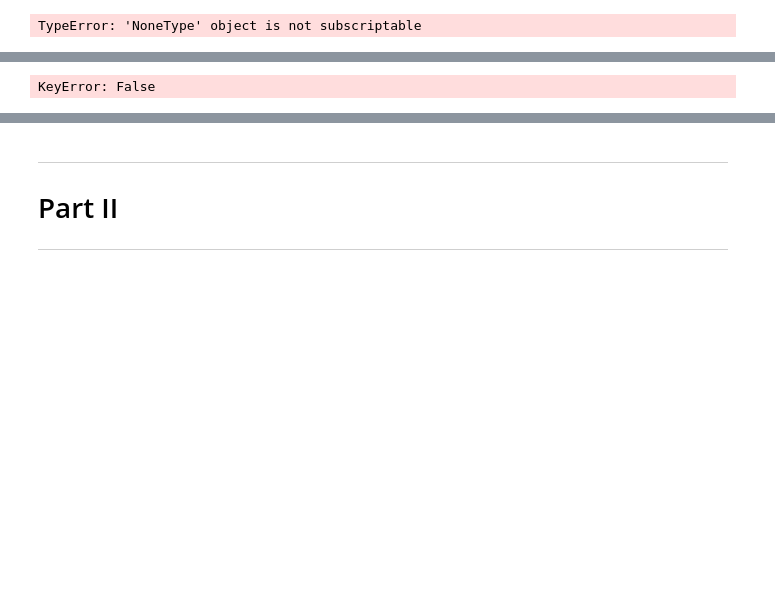
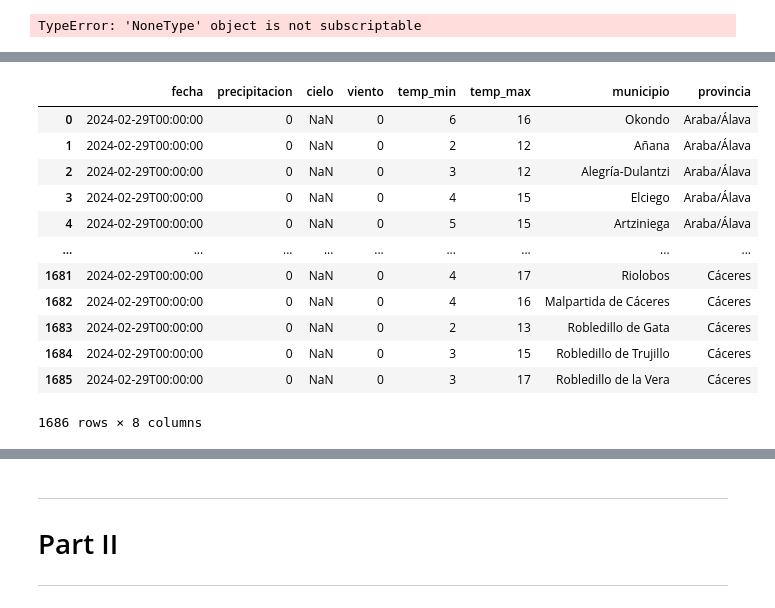
Before and after one commit to Tamgama/Digiweather, a Jupyter notebook: Phase 1/Phase 1.ipynb, the cells around one changed output, grey strips where cells are left out. Cells and saved outputs as stored; diff of their text form; code cells hidden in the pictures; blank space fills up the shorter version.

```diff
--- a/Phase 1/Phase 1.ipynb
+++ b/Phase 1/Phase 1.ipynb
@@ -156,4 +174,17 @@ df_prediccion
-# %%
-df_prediccion[df_prediccion['municipio'] == df_prediccion['provincia']].count()
-# %% [output]
-KeyError: False
+# %%
+prediccionesmal = pd.read_csv('predicciones', index_col=0)
+prediccionesmal
+# %% [output]
+|  | fecha | precipitacion | cielo | viento | temp_min | temp_max | municipio | provincia |
+| 0 | 2024-02-29T00:00:00 | 0 | NaN | 0 | 6 | 16 | Okondo | Araba/Álava |
+| 1 | 2024-02-29T00:00:00 | 0 | NaN | 0 | 2 | 12 | Añana | Araba/Álava |
+| 2 | 2024-02-29T00:00:00 | 0 | NaN | 0 | 3 | 12 | Alegría-Dulantzi | Araba/Álava |
+| 3 | 2024-02-29T00:00:00 | 0 | NaN | 0 | 4 | 15 | Elciego | Araba/Álava |
+| 4 | 2024-02-29T00:00:00 | 0 | NaN | 0 | 5 | 15 | Artziniega | Araba/Álava |
+| ... | ... | ... | ... | ... | ... | ... | ... | ... |
+| 1681 | 2024-02-29T00:00:00 | 0 | NaN | 0 | 4 | 17 | Riolobos | Cáceres |
+| 1682 | 2024-02-29T00:00:00 | 0 | NaN | 0 | 4 | 16 | Malpartida de Cáceres | Cáceres |
+| 1683 | 2024-02-29T00:00:00 | 0 | NaN | 0 | 2 | 13 | Robledillo de Gata | Cáceres |
+| 1684 | 2024-02-29T00:00:00 | 0 | NaN | 0 | 3 | 15 | Robledillo de Trujillo | Cáceres |
+| 1685 | 2024-02-29T00:00:00 | 0 | NaN | 0 | 3 | 17 | Robledillo de la Vera | Cáceres |
+1686 rows × 8 columns
```
Also changed, not shown: parts of 19 cells of this notebook, 9 other files.
